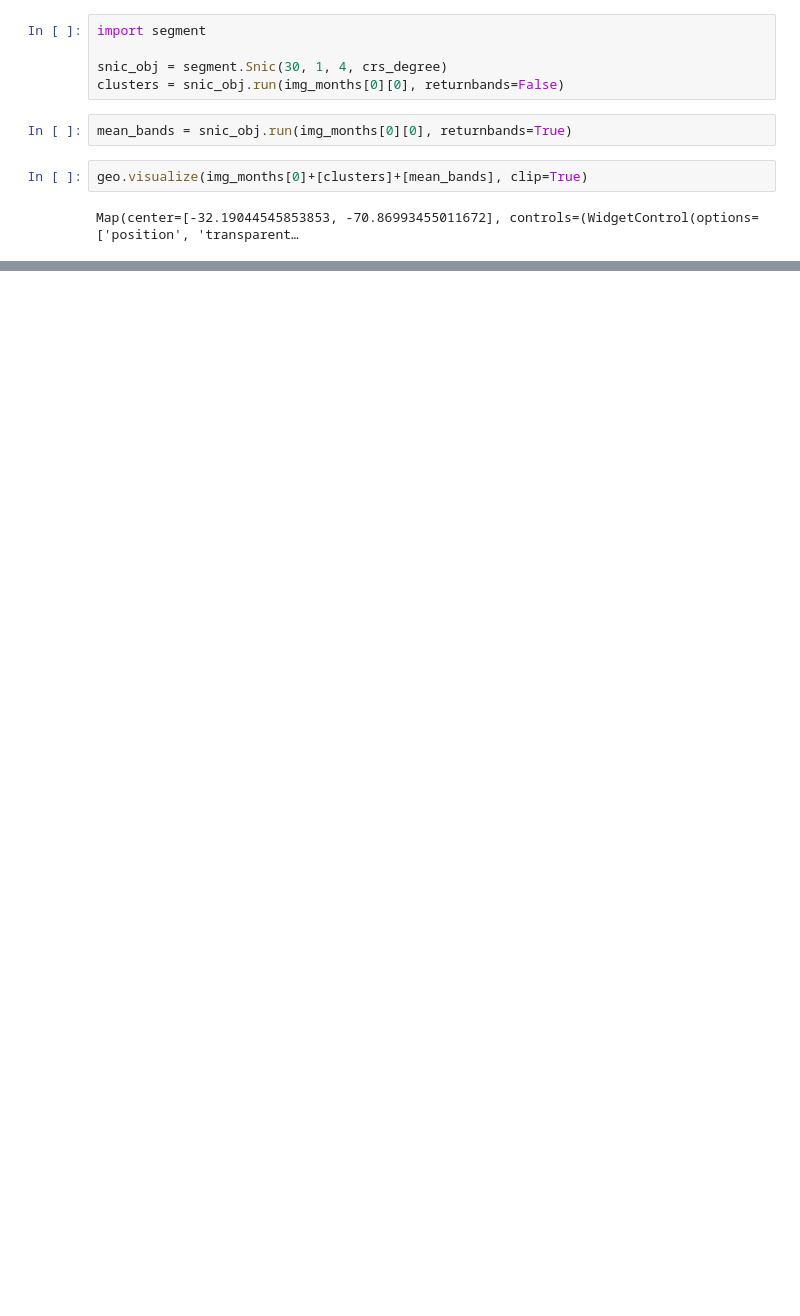
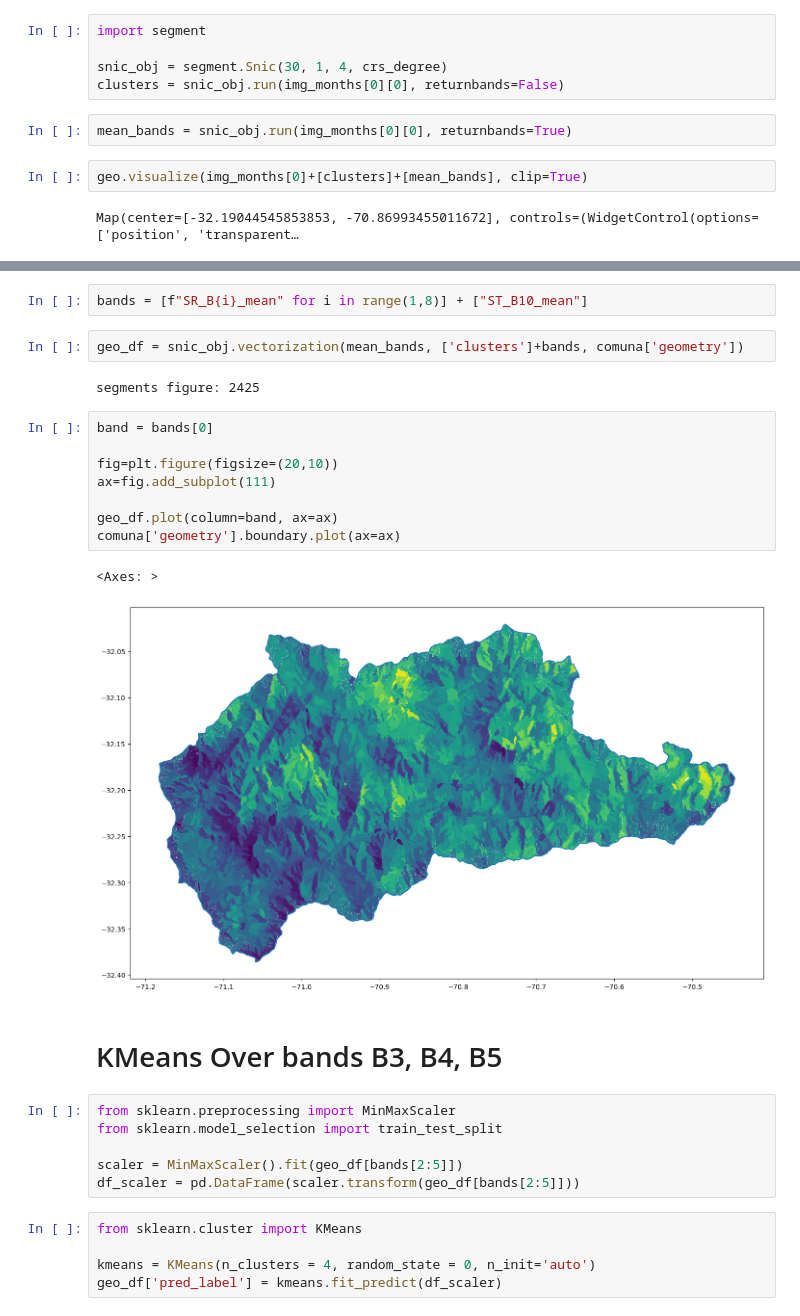
Before and after one commit to rbenatuilv/Escasez-Hidrica-Petorca, a Jupyter notebook: test.ipynb, the cells around one changed output, grey strips where cells are left out. Saved outputs shown, nothing was run; the diff lists cells and outputs as text; blank space fills up the shorter version.

```diff
--- a/test.ipynb
+++ b/test.ipynb
@@ -70,0 +92,30 @@ Map(center=[-32.19044545853853, -70.86993455011672], controls=(WidgetControl(opt
+# %%
+bands = [f"SR_B{i}_mean" for i in range(1,8)] + ["ST_B10_mean"]
+# %%
+geo_df = snic_obj.vectorization(mean_bands, ['clusters']+bands, comuna['geometry'])
+# %% [output]
+segments figure: 2425
+# %%
+band = bands[0]
+
+fig=plt.figure(figsize=(20,10))
+ax=fig.add_subplot(111)
+
+geo_df.plot(column=band, ax=ax)
+comuna['geometry'].boundary.plot(ax=ax)
+# %% [output]
+<Axes: >
+[figure, added]
+# %% [markdown]
+# KMeans Over bands B3, B4, B5
+# %%
+from sklearn.preprocessing import MinMaxScaler
+from sklearn.model_selection import train_test_split
+
+scaler = MinMaxScaler().fit(geo_df[bands[2:5]])
+df_scaler = pd.DataFrame(scaler.transform(geo_df[bands[2:5]]))
+# %%
+from sklearn.cluster import KMeans
+
+kmeans = KMeans(n_clusters = 4, random_state = 0, n_init='auto')
+geo_df['pred_label'] = kmeans.fit_predict(df_scaler)
```
Also changed, not shown: parts of 8 cells of this notebook, 23 other files.
